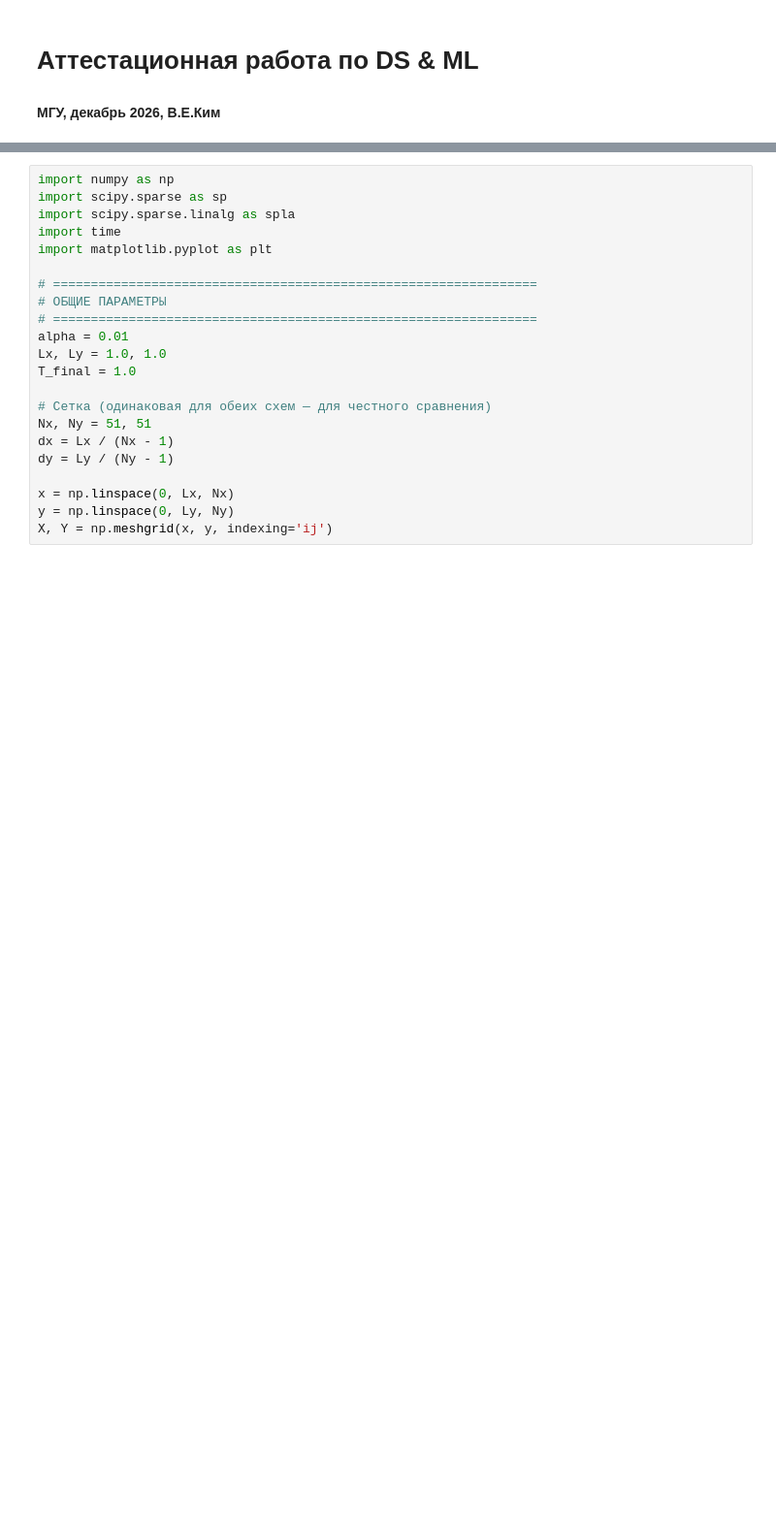
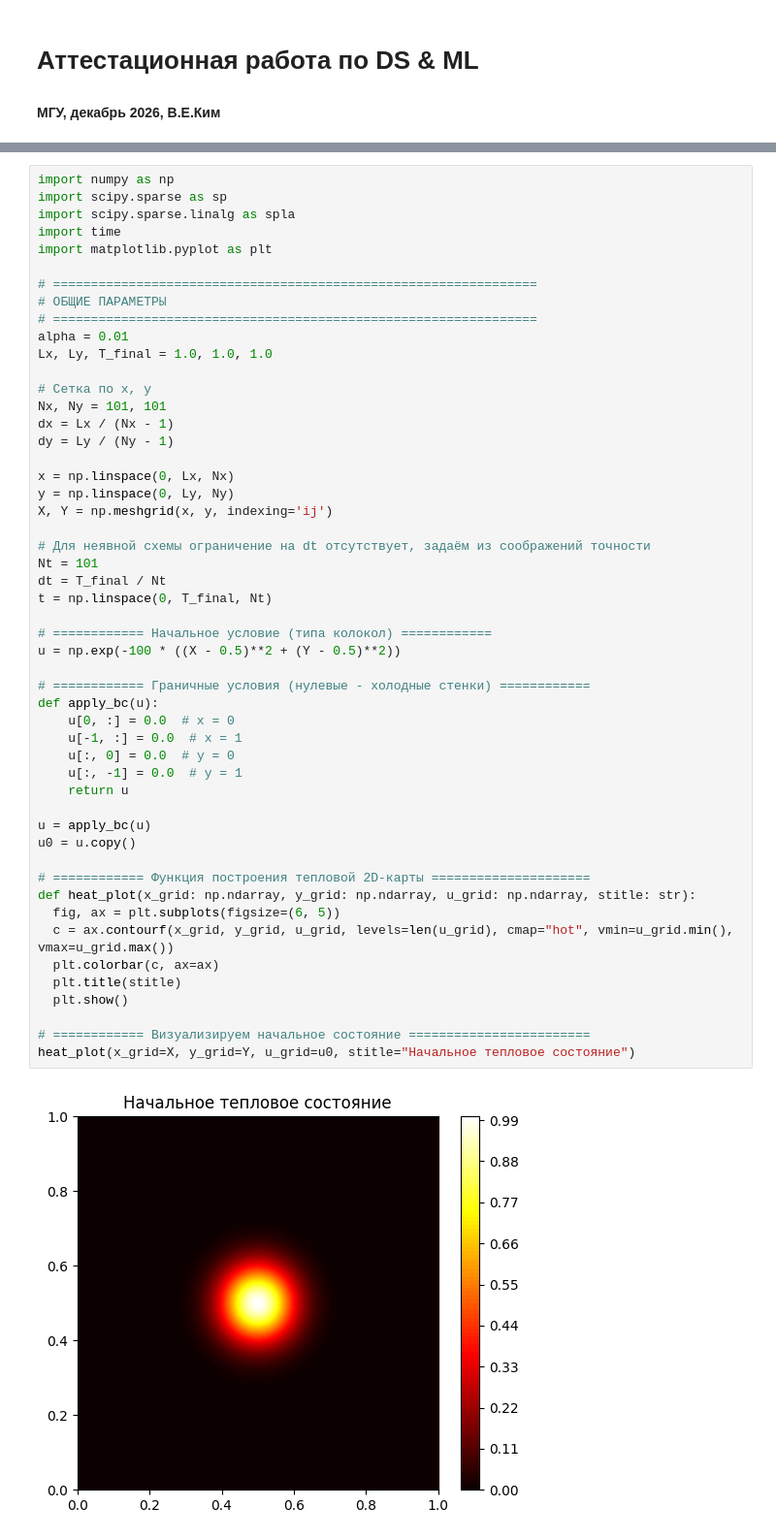
Before and after one commit to kimve1969/PINN, a Jupyter notebook: msu-pinn-2d-heat.ipynb, the cells around one changed output, grey strips where cells are left out. Shown at 97% size. Cells and saved outputs as stored; diff of their text form; blank space fills up the shorter version.

```diff
--- a/msu-pinn-2d-heat.ipynb
+++ b/msu-pinn-2d-heat.ipynb
@@ -6,22 +46,53 @@
 # %%
 import numpy as np
 import scipy.sparse as sp
 import scipy.sparse.linalg as spla
 import time
 import matplotlib.pyplot as plt
 
 # ================================================================
 # ОБЩИЕ ПАРАМЕТРЫ
 # ================================================================
 alpha = 0.01
-Lx, Ly = 1.0, 1.0
-T_final = 1.0
+Lx, Ly, T_final = 1.0, 1.0, 1.0
 
-# Сетка (одинаковая для обеих схем — для честного сравнения)
-Nx, Ny = 51, 51
+# Сетка по x, y
+Nx, Ny = 101, 101
 dx = Lx / (Nx - 1)
 dy = Ly / (Ny - 1)
 
 x = np.linspace(0, Lx, Nx)
 y = np.linspace(0, Ly, Ny)
 X, Y = np.meshgrid(x, y, indexing='ij')
+
+# Для неявной схемы ограничение на dt отсутствует, задаём из соображений точности
+Nt = 101
+dt = T_final / Nt
+t = np.linspace(0, T_final, Nt)
+
+# ============ Начальное условие (типа колокол) ============
+u = np.exp(-100 * ((X - 0.5)**2 + (Y - 0.5)**2))
+
+# ============ Граничные условия (нулевые - холодные стенки) ============
+def apply_bc(u):
+    u[0, :] = 0.0  # x = 0
+    u[-1, :] = 0.0  # x = 1
+    u[:, 0] = 0.0  # y = 0
+    u[:, -1] = 0.0  # y = 1
+    return u
+
+u = apply_bc(u)
+u0 = u.copy()
+
+# ============ Функция построения тепловой 2D-карты =====================
+def heat_plot(x_grid: np.ndarray, y_grid: np.ndarray, u_grid: np.ndarray, stitle: str):
+  fig, ax = plt.subplots(figsize=(6, 5))
+  c = ax.contourf(x_grid, y_grid, u_grid, levels=len(u_grid), cmap="hot", vmin=u_grid.min(), vmax=u_grid.max())
+  plt.colorbar(c, ax=ax)
+  plt.title(stitle)
+  plt.show()
+
+# ============ Визуализируем начальное состояние ========================
+heat_plot(x_grid=X, y_grid=Y, u_grid=u0, stitle="Начальное тепловое состояние")
+# %% [output]
+[figure, added]
```
Also changed, not shown: parts of 7 cells of this notebook.
